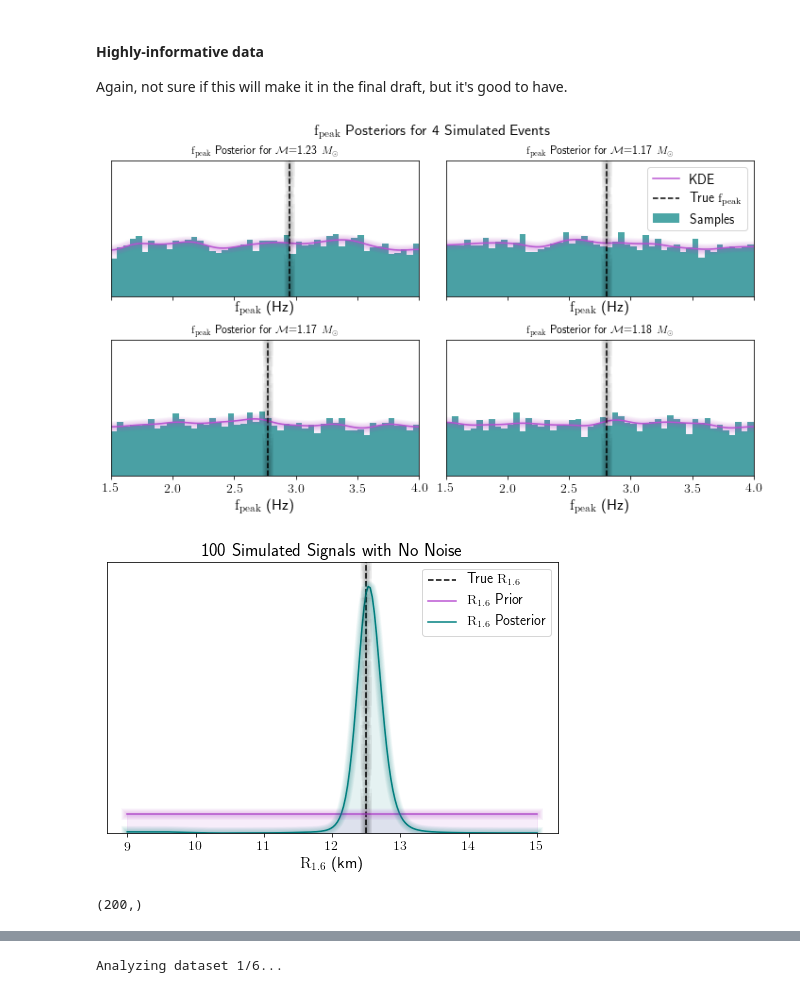
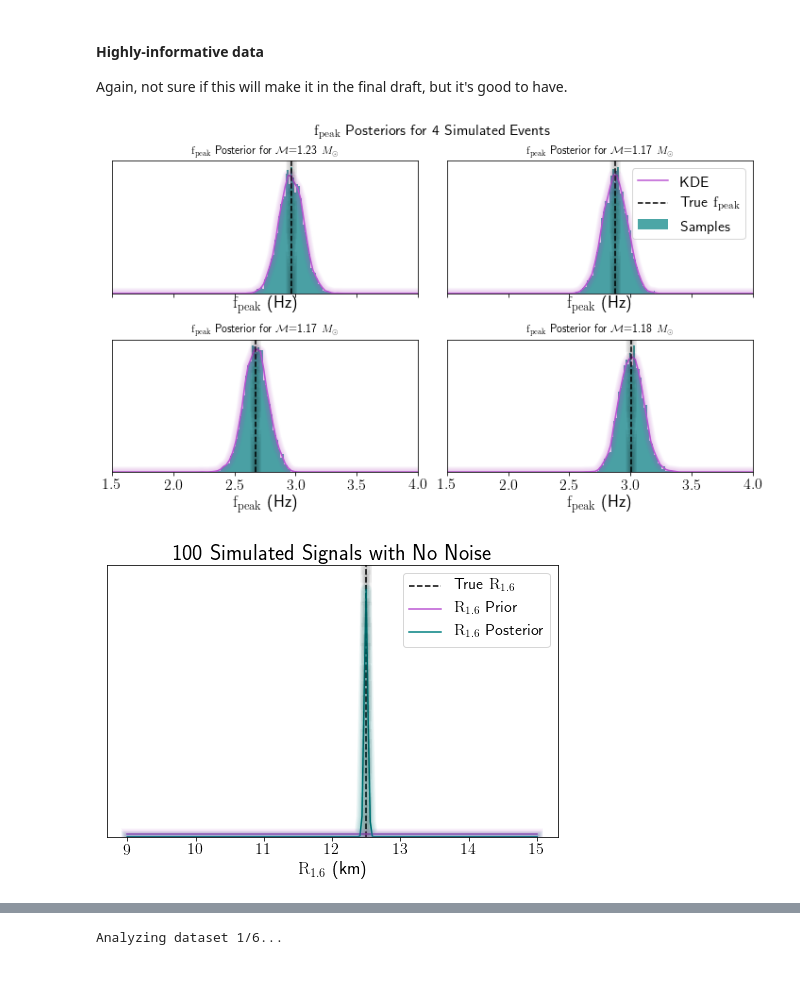
Before and after one commit to criswellalexander/hbpm_paper, a Jupyter notebook: model-validation-FINAL.ipynb, the cells around one changed output, grey strips where cells are left out. Cells and saved outputs as stored; diff of their text form; code cells hidden in the pictures.

```diff
--- a/model-validation-FINAL.ipynb
+++ b/model-validation-FINAL.ipynb
@@ -116,2 +119,4 @@ plt.show()
+# %%
+fscatter = np.sqrt(0.053**2 + sigma_f**2)
 # %%
 ## generate the initial event dictionary
@@ -259,30 +211,28 @@ Again, not sure if this will make it in the final draft, but it's good to have.
 # %%
 ## set parameters
 Rtrue = 12.5
-sigma_f = 0.05
+sigma_f = 0.1
 nsignal = 5000
 nnoise = 0
 # %%
 ## make sure gen_simulated_eventdict() works lol
-sim_evd_highSNR = gen_simulated_eventdict(Mlist,Rtrue,sigma_f,nsignal,nnoise,rng,scatter=0.053,
+sim_evd_highSNR = gen_simulated_eventdict(Mlist,Rtrue,sigma_f,nsignal,nnoise,rng,scatter=fscatter,
                                   use_prior='array',prior=fprior.samples,
                                   kde_boundary='Reflection',kde_bandwidth=bandwidth,
                                   plot='smallset',glow=True,saveto=None,showplot=True)
 # %% [output]
-[figure, old version]
+[figure, new version]
 # %%
 test_likes_highSNR = get_multievent_likelihoods(Rs,Ms,sim_evd_highSNR,Mchirp_type='simulated',fprior=fprior,
-                           Mprior=st.uniform(loc=0,scale=5),Mchirp_scaling='none',verbose=False,bootstrap=bootstrap)
+                           Mprior=st.uniform(loc=0,scale=5),Mpop_prior=st.norm(loc=1.33,scale=0.09),
+                                                Mchirp_scaling='none',Mchirp_scatter='match',
+                                                verbose=False,bootstrap=bootstrap)
 plot_aggregate_posterior(Rs,test_likes_highSNR,Rprior_kernel,diagnostics=False,Rtrue=Rtrue,
                      title='100 Simulated Signals with No Noise',
                      legend_anchor=None,saveto=None,
                      glow=True,ax=None,Rticks=None,showplot=True)
 # %% [output]
-[figure, old version]
+[figure, new version]
-# %%
-noise_likelist[0].shape
-# %% [output]
-(200,)
 # %%
 plt.figure()
 plt.xlabel('$\mathrm{R_{1.6}}$ (km)')
```
Also changed, not shown: parts of 125 cells of this notebook, 29 other files.
